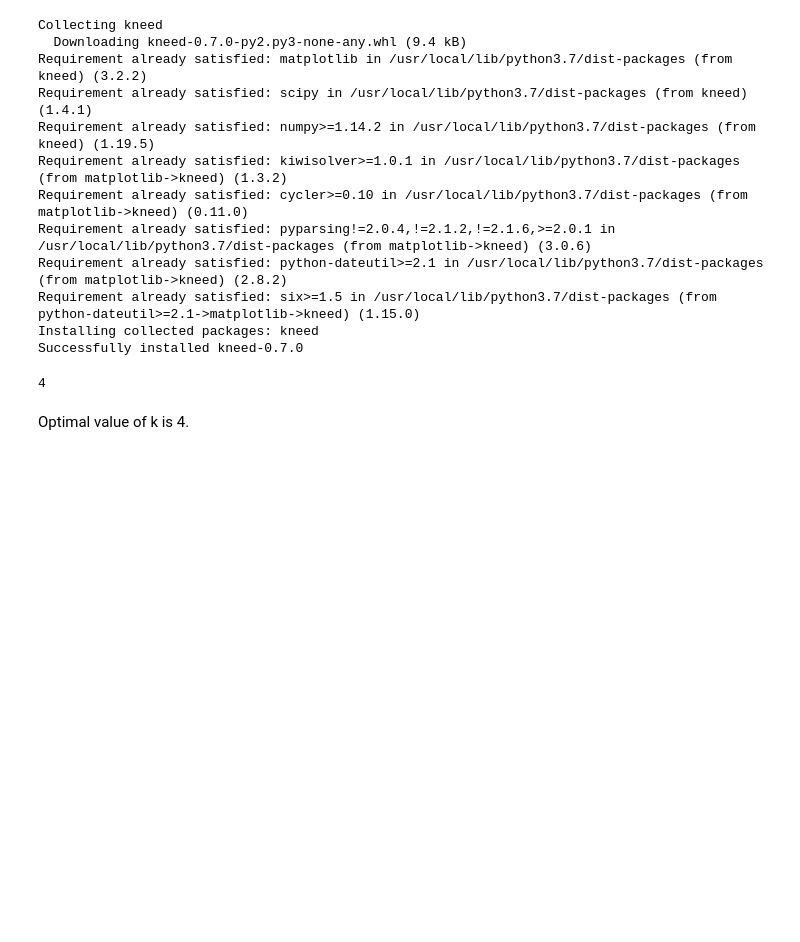
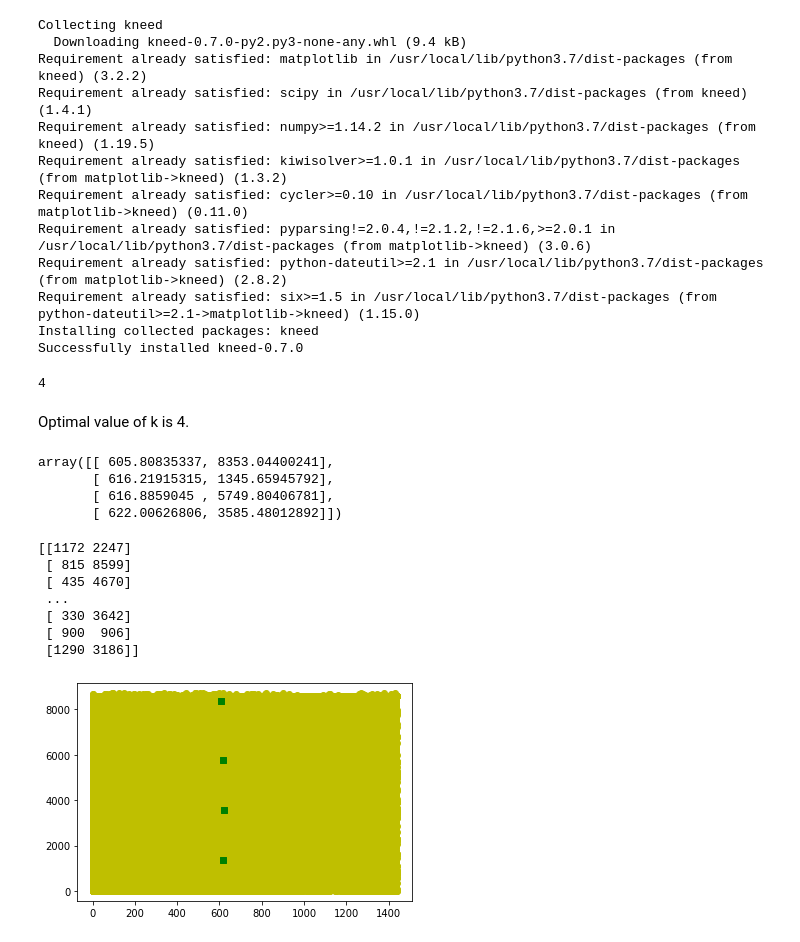
Before and after one commit to sudheendrakatikar/cmpe255-project, a Jupyter notebook: maincode.ipynb, the cells around one changed output. Saved outputs shown, nothing was run; the diff lists cells and outputs as text; code cells hidden in the pictures; blank space fills up the shorter version.

```diff
--- a/maincode.ipynb
+++ b/maincode.ipynb
@@ -413,3 +413,28 @@ kl.elbow
 4
 # %% [markdown]
 Optimal value of k is 4.
+# %%
+km=KMeans(n_clusters=4,random_state=0).fit(x)
+km.cluster_centers_
+# %% [output]
+array([[ 605.80835337, 8353.04400241],
+       [ 616.21915315, 1345.65945792],
+       [ 616.8859045 , 5749.80406781],
+       [ 622.00626806, 3585.48012892]])
+# %%
+import numpy as np
+a=np.asarray(x)
+print(a)
+plt.scatter(a[:,0],a[:,1], c='y')
+for c in km.cluster_centers_:
+  plt.scatter(c[0],c[1], c='g',marker='s')
+plt.show()
+# %% [output]
+[[1172 2247]
+ [ 815 8599]
+ [ 435 4670]
+ ...
+ [ 330 3642]
+ [ 900  906]
+ [1290 3186]]
+[figure, added]
```
Also changed, not shown: parts of 5 cells of this notebook.
